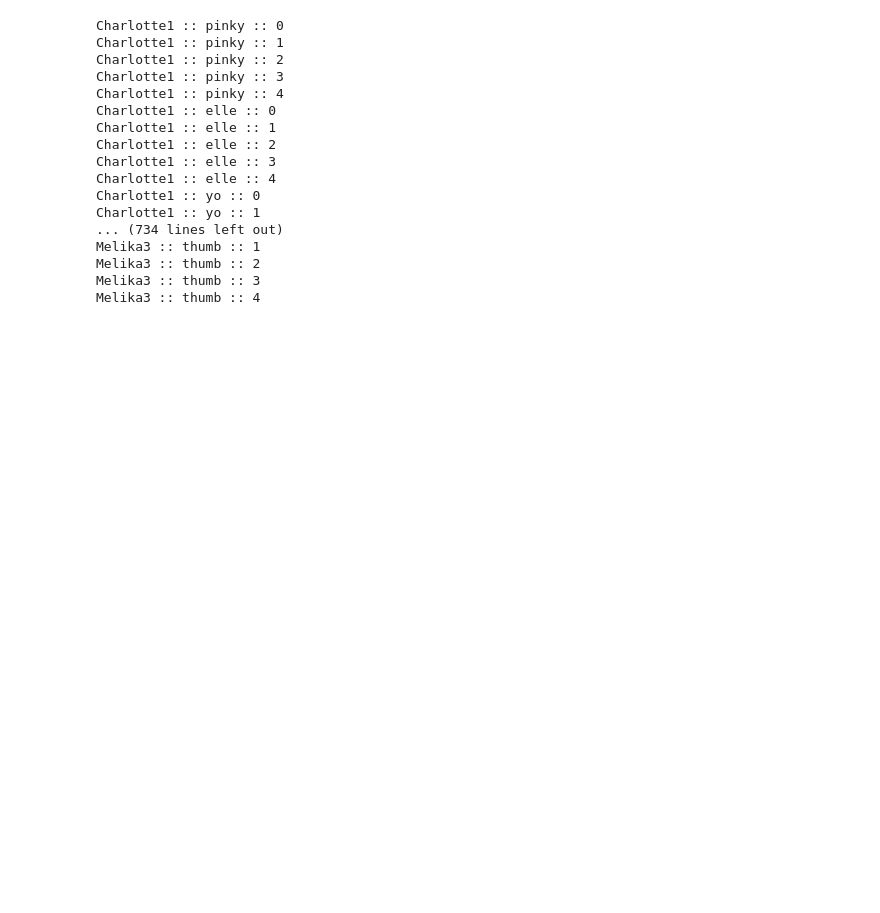
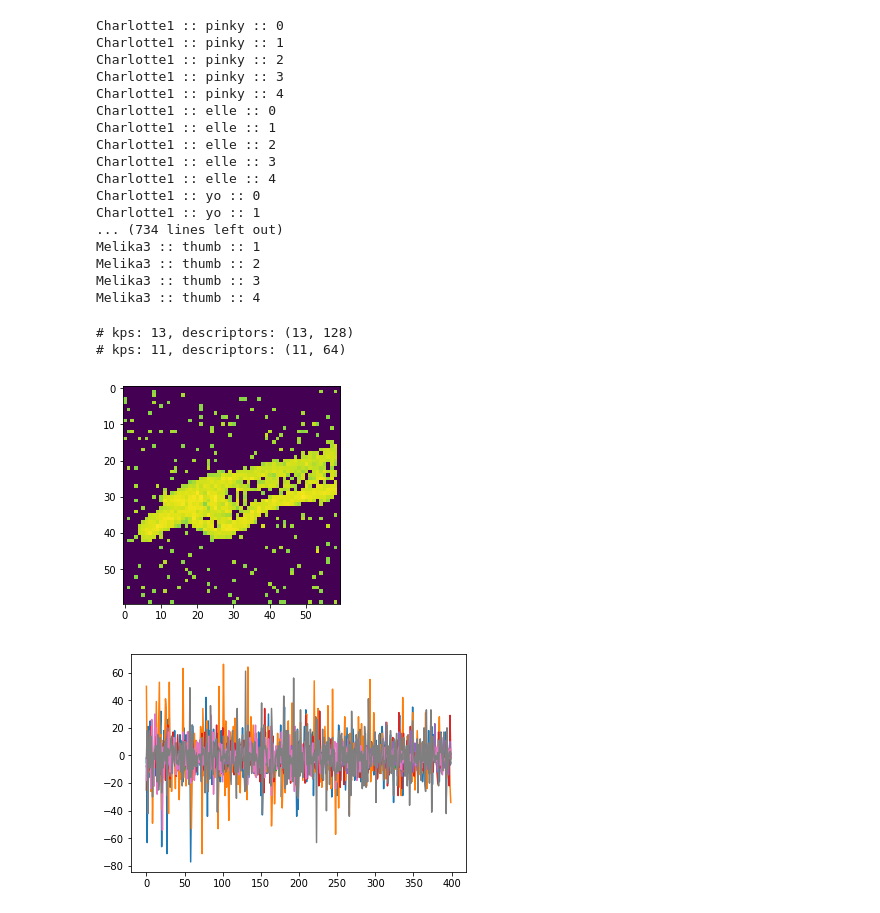
Before and after one commit to Enny1991/hand_gestures_cc19, a Jupyter notebook: loading_data.ipynb, the cells around one changed output. Cells and saved outputs as stored; diff of their text form; code cells hidden in the pictures; blank space fills up the shorter version.

```diff
--- a/loading_data.ipynb
+++ b/loading_data.ipynb
@@ -244,33 +245,38 @@ pkl.dump(subjects, open('10_people_dvs_emg.pkl', 'wb'))
 # %%
 data = pkl.load(open('10_people_dvs_emg.pkl', 'rb'))
 # %%
-sub = 'Enea1'
+sub = 'Charlotte1'
 trial = 1
 gesture = 'index'
 _x = data[sub].y[gesture][trial]
 _y = data[sub].x[gesture][trial]
 _ts = data[sub].ts[gesture][trial]
 _p = data[sub].pol[gesture][trial]
 
 fil = (_ts > 0.25) & (_ts < 1)
 frame = create_frame(_x[fil], _y[fil], dim=(60, 60))
 plt.imshow(frame)
 plt.figure()
 _ = plt.plot(data[sub].trials[gesture][trial])
 
 
 frame = np.uint8(frame * 254)
 blurred = cv2.GaussianBlur(frame, (5, 5), 0)
 thresh = cv2.threshold(blurred, 60, 255, cv2.THRESH_BINARY)[1]
 
 sift = cv2.xfeatures2d.SIFT_create()
 (kps, descs) = sift.detectAndCompute(thresh, None)
 
 print("# kps: {}, descriptors: {}".format(len(kps), descs.shape))
 
 surf = cv2.xfeatures2d.SURF_create()
 (kps, descs) = surf.detectAndCompute(thresh, None)
 print("# kps: {}, descriptors: {}".format(len(kps), descs.shape))
+# %% [output]
+# kps: 13, descriptors: (13, 128)
+# kps: 11, descriptors: (11, 64)
+[figure, added]
+[figure, added]
 # %%
 # extract sift and surf
 for subject, sub in data.items():
```
Also changed, not shown: parts of 8 cells of this notebook.
